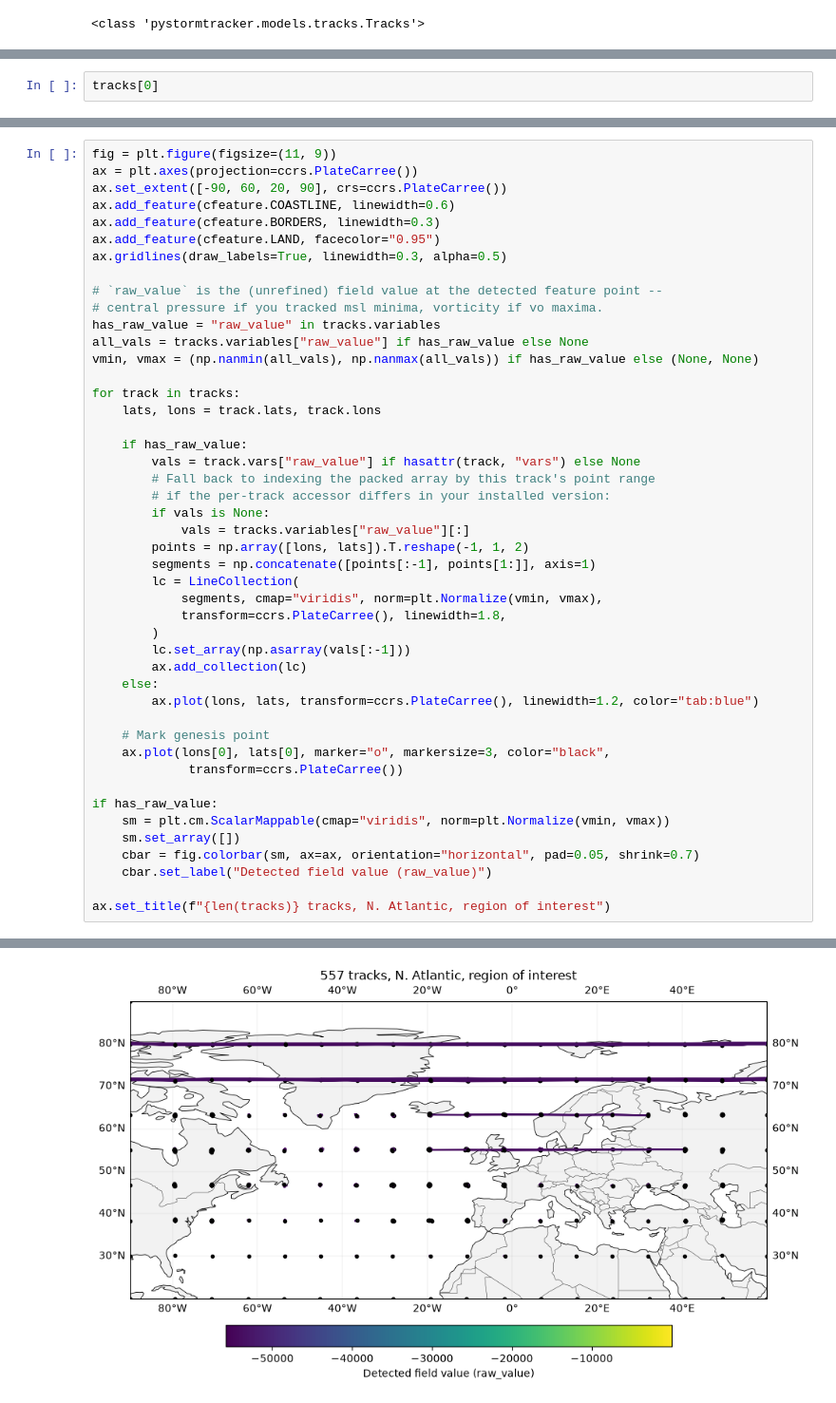
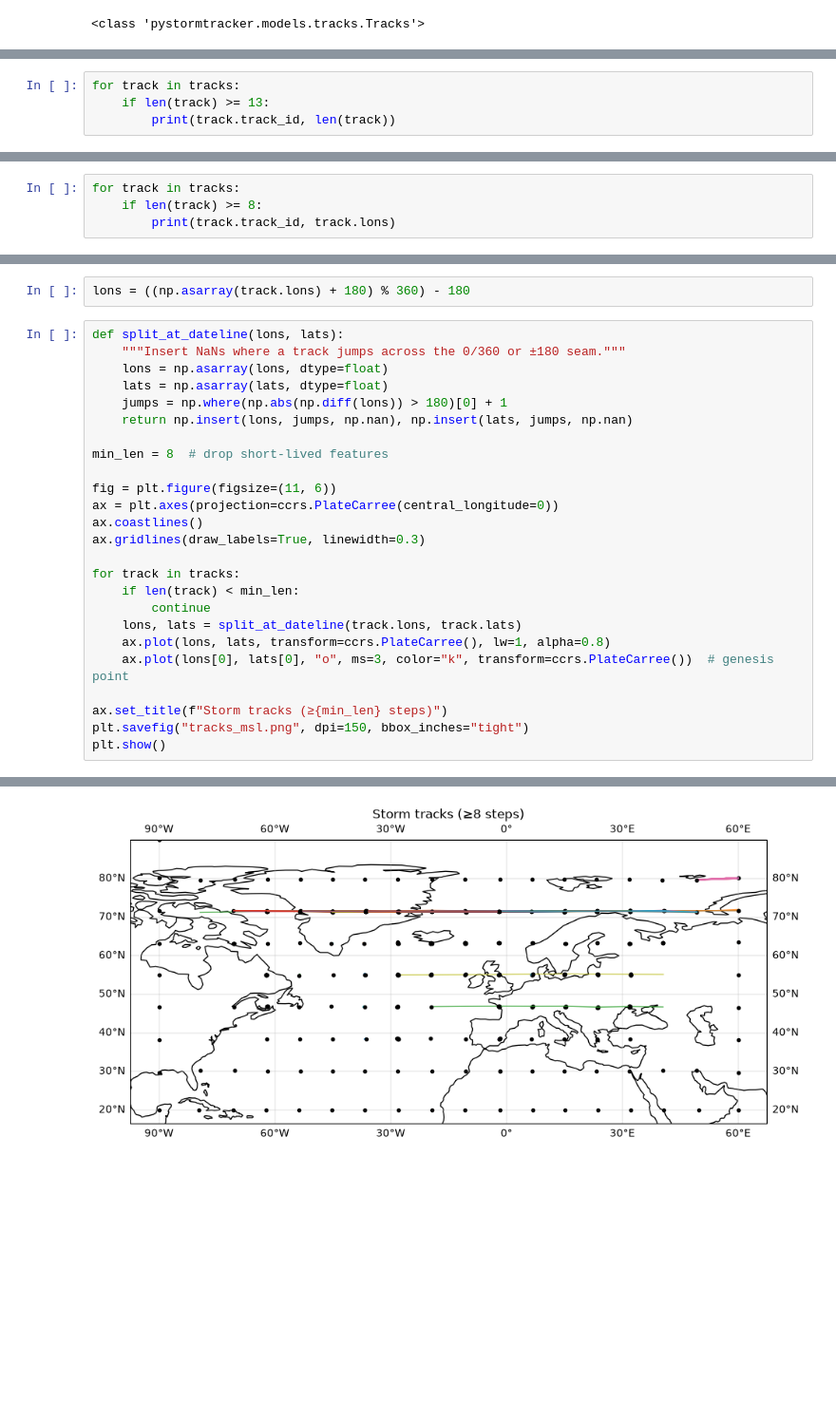
Before and after one commit to AThormann/master_thesis, a Jupyter notebook: PyStormTracker/load_tracks.ipynb, the cells around one changed output, grey strips where cells are left out. Shown at 95% size. Saved outputs shown, nothing was run; the diff lists cells and outputs as text; blank space fills up the shorter version.

Commit message:
tracking on north with msl

```diff
--- a/PyStormTracker/load_tracks.ipynb
+++ b/PyStormTracker/load_tracks.ipynb
@@ -15,3 +20,5 @@ print(type(tracks))
 # %%
-tracks[0]
+for track in tracks:
+    if len(track) >= 13:
+        print(track.track_id, len(track))
 # %% [output]
@@ -21,0 +47,4 @@ first_track=tracks[0].variables['msl']
+# %%
+for track in tracks:
+    if len(track) >= 8:
+        print(track.track_id, track.lons)
@@ -22,47 +69,28 @@ first_track=tracks[0].variables['msl']
+# %%
+lons = ((np.asarray(track.lons) + 180) % 360) - 180
 # %%
-fig = plt.figure(figsize=(11, 9))
-ax = plt.axes(projection=ccrs.PlateCarree())
-ax.set_extent([-90, 60, 20, 90], crs=ccrs.PlateCarree())
-ax.add_feature(cfeature.COASTLINE, linewidth=0.6)
-ax.add_feature(cfeature.BORDERS, linewidth=0.3)
-ax.add_feature(cfeature.LAND, facecolor="0.95")
-ax.gridlines(draw_labels=True, linewidth=0.3, alpha=0.5)
+def split_at_dateline(lons, lats):
+    """Insert NaNs where a track jumps across the 0/360 or ±180 seam."""
+    lons = np.asarray(lons, dtype=float)
+    lats = np.asarray(lats, dtype=float)
+    jumps = np.where(np.abs(np.diff(lons)) > 180)[0] + 1
+    return np.insert(lons, jumps, np.nan), np.insert(lats, jumps, np.nan)
 
-# `raw_value` is the (unrefined) field value at the detected feature point --
-# central pressure if you tracked msl minima, vorticity if vo maxima.
-has_raw_value = "raw_value" in tracks.variables
-all_vals = tracks.variables["raw_value"] if has_raw_value else None
-vmin, vmax = (np.nanmin(all_vals), np.nanmax(all_vals)) if has_raw_value else (None, None)
+min_len = 8  # drop short-lived features
+
+fig = plt.figure(figsize=(11, 6))
+ax = plt.axes(projection=ccrs.PlateCarree(central_longitude=0))
+ax.coastlines()
+ax.gridlines(draw_labels=True, linewidth=0.3)
 
 for track in tracks:
-    lats, lons = track.lats, track.lons
+    if len(track) < min_len:
+        continue
+    lons, lats = split_at_dateline(track.lons, track.lats)
+    ax.plot(lons, lats, transform=ccrs.PlateCarree(), lw=1, alpha=0.8)
+    ax.plot(lons[0], lats[0], "o", ms=3, color="k", transform=ccrs.PlateCarree())  # genesis point
 
-    if has_raw_value:
-        vals = track.vars["raw_value"] if hasattr(track, "vars") else None
-        # Fall back to indexing the packed array by this track's point range
-        # if the per-track accessor differs in your installed version:
-        if vals is None:
-            vals = tracks.variables["raw_value"][:]
-        points = np.array([lons, lats]).T.reshape(-1, 1, 2)
-        segments = np.concatenate([points[:-1], points[1:]], axis=1)
-        lc = LineCollection(
-            segments, cmap="viridis", norm=plt.Normalize(vmin, vmax),
-            transform=ccrs.PlateCarree(), linewidth=1.8,
-        )
-        lc.set_array(np.asarray(vals[:-1]))
-        ax.add_collection(lc)
-    else:
-        ax.plot(lons, lats, transform=ccrs.PlateCarree(), linewidth=1.2, color="tab:blue")
-
-    # Mark genesis point
-    ax.plot(lons[0], lats[0], marker="o", markersize=3, color="black",
-             transform=ccrs.PlateCarree())
-
-if has_raw_value:
-    sm = plt.cm.ScalarMappable(cmap="viridis", norm=plt.Normalize(vmin, vmax))
-    sm.set_array([])
-    cbar = fig.colorbar(sm, ax=ax, orientation="horizontal", pad=0.05, shrink=0.7)
-    cbar.set_label("Detected field value (raw_value)")
-
-ax.set_title(f"{len(tracks)} tracks, N. Atlantic, region of interest")
+ax.set_title(f"Storm tracks (≥{min_len} steps)")
+plt.savefig("tracks_msl.png", dpi=150, bbox_inches="tight")
+plt.show()
 # %% [output]
@@ -70 +97 @@ Text(0.5, 1.0, '557 tracks, N. Atlantic, region of interest')
-[figure, old version]
+[figure, new version]
```
Also changed, not shown: parts of 5 cells of this notebook, 4 other files.
